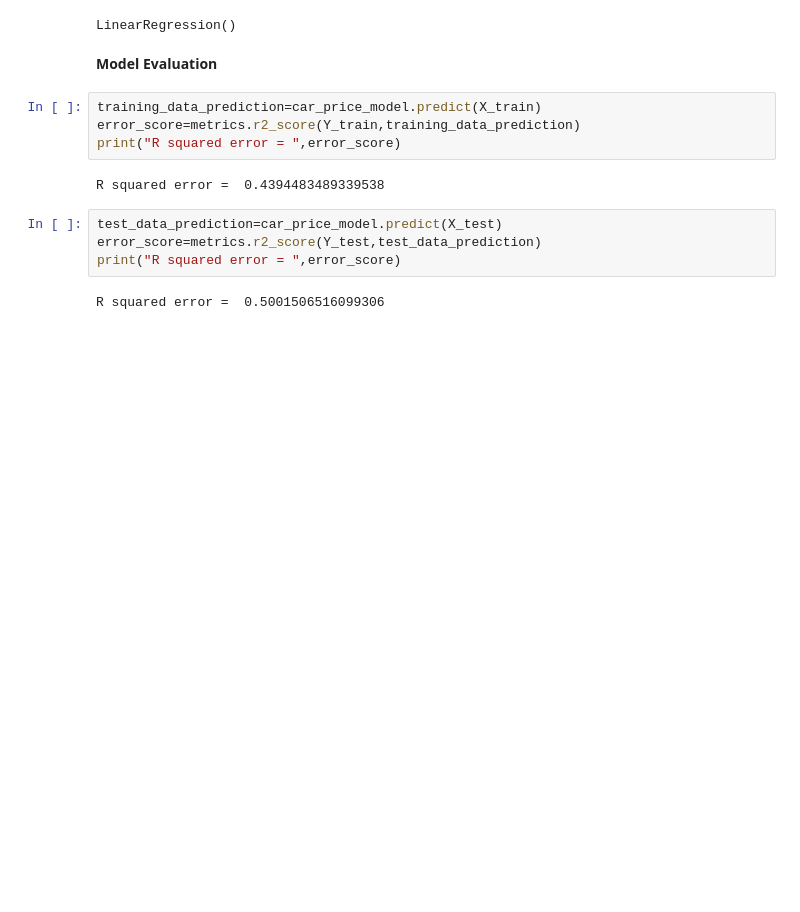
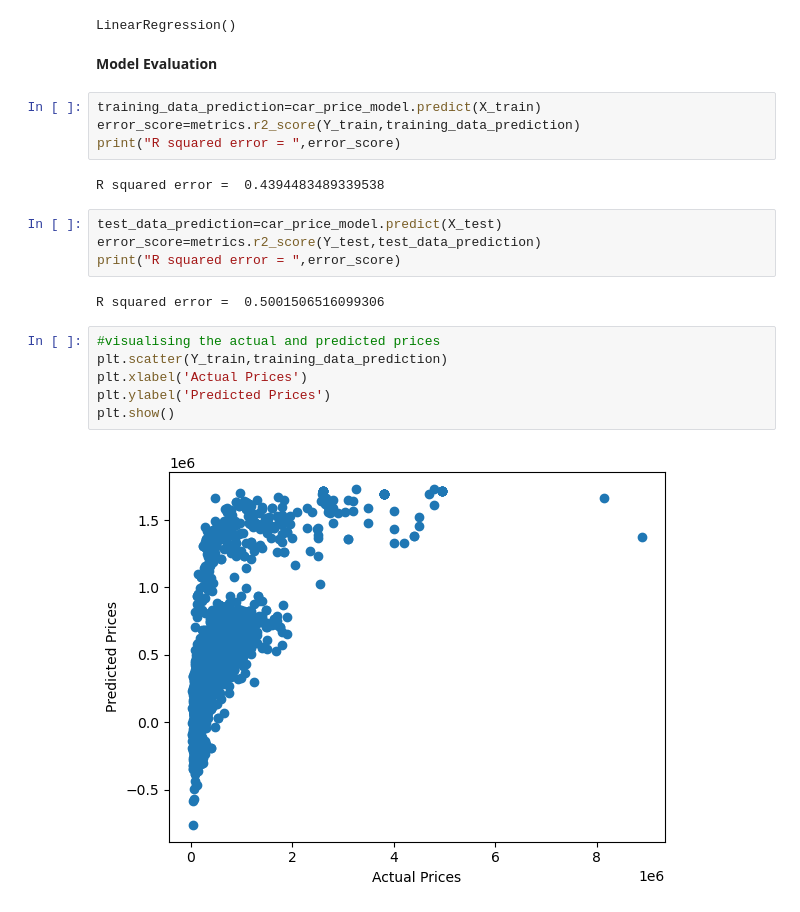
Before and after one commit to AnshulKumar79/Car_Price_Predictor, a Jupyter notebook: car_price_prediction_ml.ipynb, the cells around one changed output. Drawn from its saved outputs; the diff is of its cells as text; blank space fills up the shorter version.

```diff
--- a/car_price_prediction_ml.ipynb
+++ b/car_price_prediction_ml.ipynb
@@ -236,3 +236,11 @@ error_score=metrics.r2_score(Y_test,test_data_prediction)
 print("R squared error = ",error_score)
 # %% [output]
 R squared error =  0.5001506516099306
+# %%
+#visualising the actual and predicted prices
+plt.scatter(Y_train,training_data_prediction)
+plt.xlabel('Actual Prices')
+plt.ylabel('Predicted Prices')
+plt.show()
+# %% [output]
+[figure, added]
```
Also changed, not shown: parts of 4 cells of this notebook, 1 other file.
